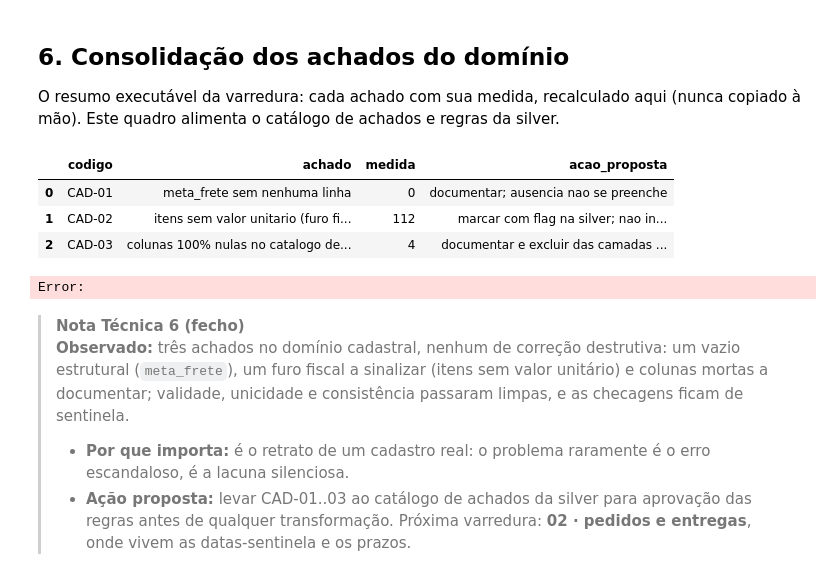
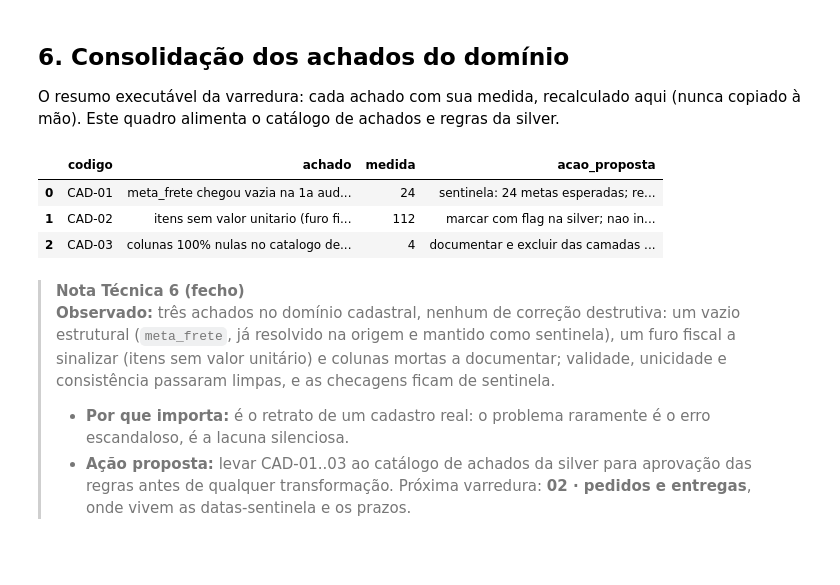
Before and after one commit to tiagolima-neviah/logistica-fictitur-bigdata, a Jupyter notebook: notebooks/01_qualidade_cadastro.ipynb, the cells around one changed output. Saved outputs shown, nothing was run; the diff lists cells and outputs as text; code cells hidden in the pictures.

```diff
--- a/notebooks/01_qualidade_cadastro.ipynb
+++ b/notebooks/01_qualidade_cadastro.ipynb
@@ -207,28 +207,27 @@ O resumo executável da varredura: cada achado com sua medida, recalculado aqui
 # %%
 achados = sql("""
     SELECT 'CAD-01' AS codigo,
-           'meta_frete sem nenhuma linha' AS achado,
+           'meta_frete chegou vazia na 1a auditoria (resolvido na origem)' AS achado,
            (SELECT count(*) FROM bronze_cadastro_meta_frete) AS medida,
-           'documentar; ausencia nao se preenche' AS acao_proposta
+           'sentinela: 24 metas esperadas; regua da gold confere' AS acao_proposta
     UNION ALL
     SELECT 'CAD-02', 'itens sem valor unitario (furo fiscal)',
            (SELECT count(*) FROM bronze_cadastro_item WHERE valor_unitario IS NULL),
            'marcar com flag na silver; nao inventar preco'
     UNION ALL
     SELECT 'CAD-03', 'colunas 100% nulas no catalogo de itens',
            (SELECT count(*) FROM (SUMMARIZE SELECT * FROM bronze_cadastro_item)
             WHERE null_percentage = 100),
            'documentar e excluir das camadas analiticas'
 """)
 achados
 # %% [output]
 |  | codigo | achado | medida | acao_proposta |
-| 0 | CAD-01 | meta_frete sem nenhuma linha | 0 | documentar; ausencia nao se preenche |
+| 0 | CAD-01 | meta_frete chegou vazia na 1a aud... | 24 | sentinela: 24 metas esperadas; re... |
 | 1 | CAD-02 | itens sem valor unitario (furo fi... | 112 | marcar com flag na silver; nao in... |
 | 2 | CAD-03 | colunas 100% nulas no catalogo de... | 4 | documentar e excluir das camadas ... |
-Error:
 # %% [markdown]
 > **Nota Técnica 6 (fecho)**
-> **Observado:** três achados no domínio cadastral, nenhum de correção destrutiva: um vazio estrutural (`meta_frete`), um furo fiscal a sinalizar (itens sem valor unitário) e colunas mortas a documentar; validade, unicidade e consistência passaram limpas, e as checagens ficam de sentinela.
+> **Observado:** três achados no domínio cadastral, nenhum de correção destrutiva: um vazio estrutural (`meta_frete`, já resolvido na origem e mantido como sentinela), um furo fiscal a sinalizar (itens sem valor unitário) e colunas mortas a documentar; validade, unicidade e consistência passaram limpas, e as checagens ficam de sentinela.
 > - **Por que importa:** é o retrato de um cadastro real: o problema raramente é o erro escandaloso, é a lacuna silenciosa.
 > - **Ação proposta:** levar CAD-01..03 ao catálogo de achados da silver para aprovação das regras antes de qualquer transformação. Próxima varredura: **02 · pedidos e entregas**, onde vivem as datas-sentinela e os prazos.
```
Also changed, not shown: parts of 3 cells of this notebook, 9 other files.
